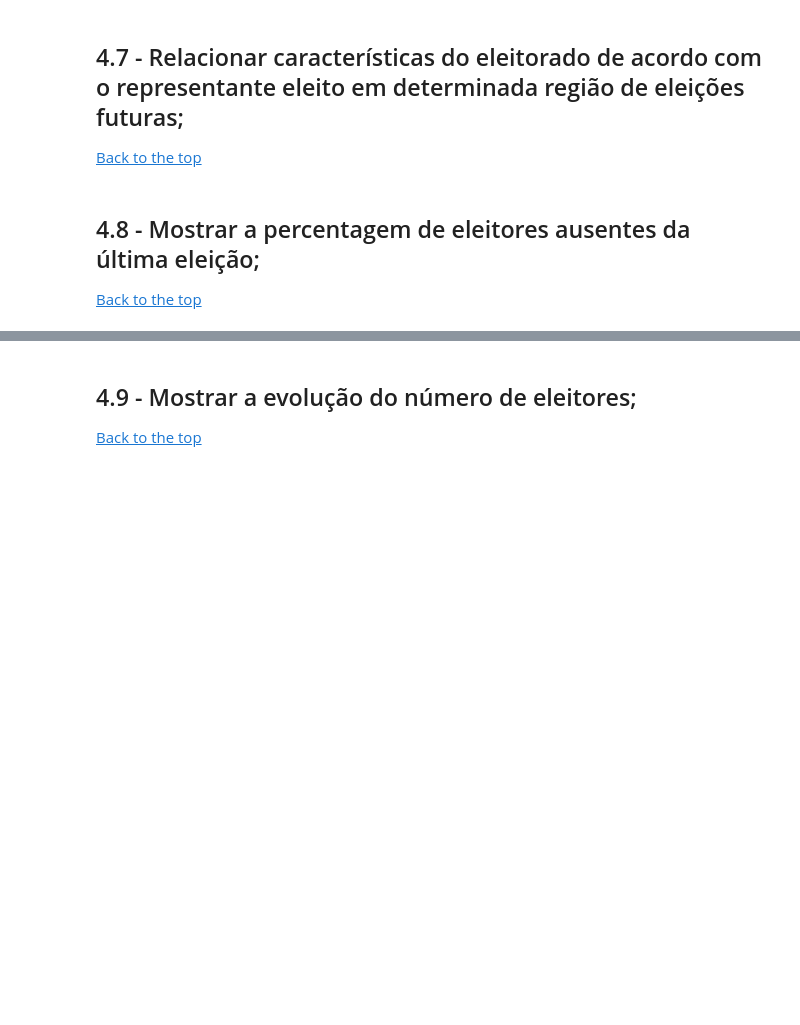
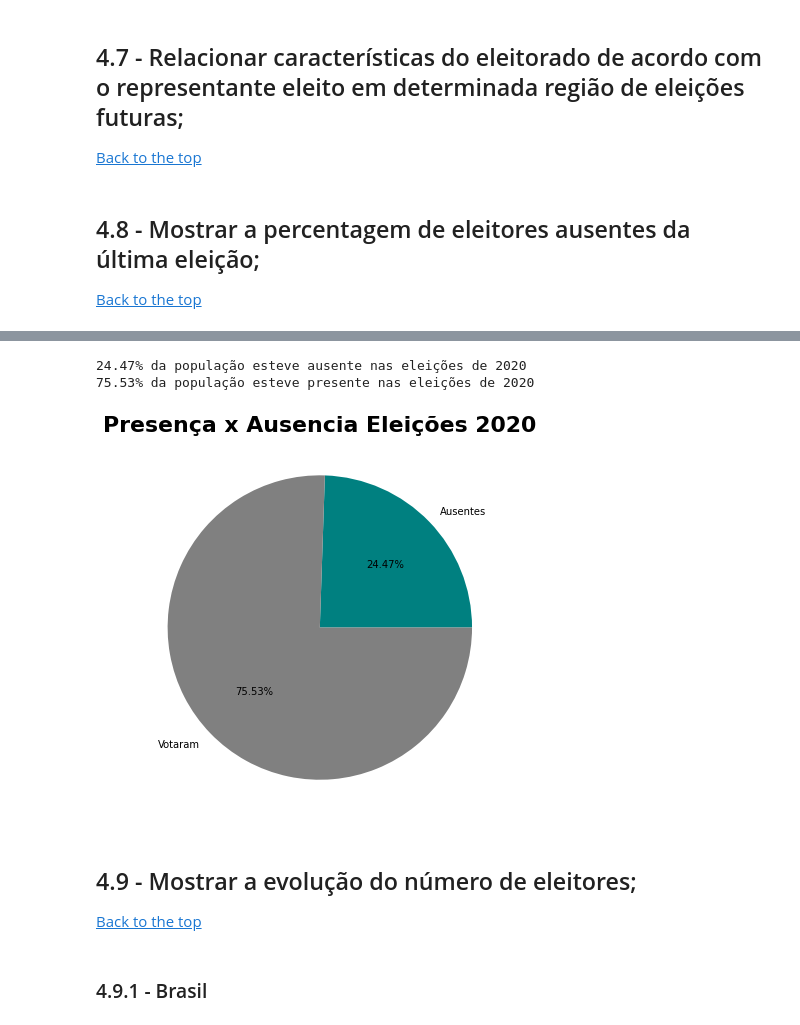
Before and after one commit to aerosdan/data-analysis, a Jupyter notebook: analise_dados_eleitorais.ipynb, the cells around one changed output, grey strips where cells are left out. Cells and saved outputs as stored; diff of their text form; code cells hidden in the pictures; blank space fills up the shorter version.

```diff
--- a/analise_dados_eleitorais.ipynb
+++ b/analise_dados_eleitorais.ipynb
@@ -636,4 +772,29 @@ top_5_cities_most_young_voters(df_perfil_eleitorado_vale)
+# %%
+def print_percentage(number):
+    return round(number*100,2)
+# %%
+total = df_abstencao.QT_APTOS.sum()
+total_comparecimento = df_abstencao.QT_COMPARECIMENTO.sum()
+total_abstencao = df_abstencao.QT_ABSTENCAO.sum()
+
+pctg_comparecimento = print_percentage(total_comparecimento/total)
+pctg_abstencao = print_percentage(total_abstencao/total)
+
+print(f'{pctg_abstencao}% da população esteve ausente nas eleições de {eleicao_ano}')
+print(f'{pctg_comparecimento}% da população esteve presente nas eleições de {eleicao_ano}')
+# %% [output]
+24.47% da população esteve ausente nas eleições de 2020
+75.53% da população esteve presente nas eleições de 2020
+# %%
+plt.figure(figsize=(15,7))
+plt.title(f'Presença x Ausencia Eleições {eleicao_ano}',fontdict=title_font)
+plt.pie([pctg_abstencao, pctg_comparecimento], labels=['Ausentes', 'Votaram'], autopct='%2.2f%%', colors=['teal','gray'])
+plt.show()
+# %% [output]
+[figure, added]
 # %% [markdown]
 <a name="analysis_9"></a>
 ## 4.9 - Mostrar a evolução do número de eleitores;
 [Back to the top](#index)
+# %% [markdown]
+### 4.9.1 - Brasil
```
Also changed, not shown: parts of 37 cells of this notebook, 5 other files.
